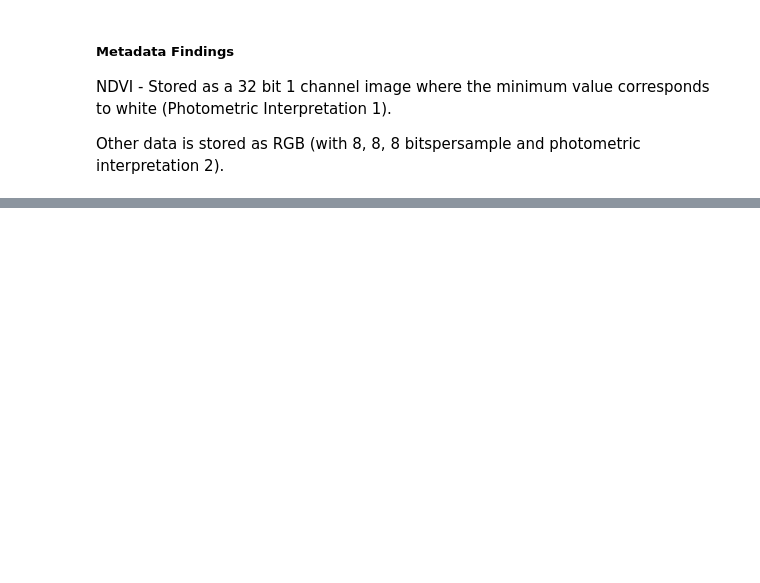
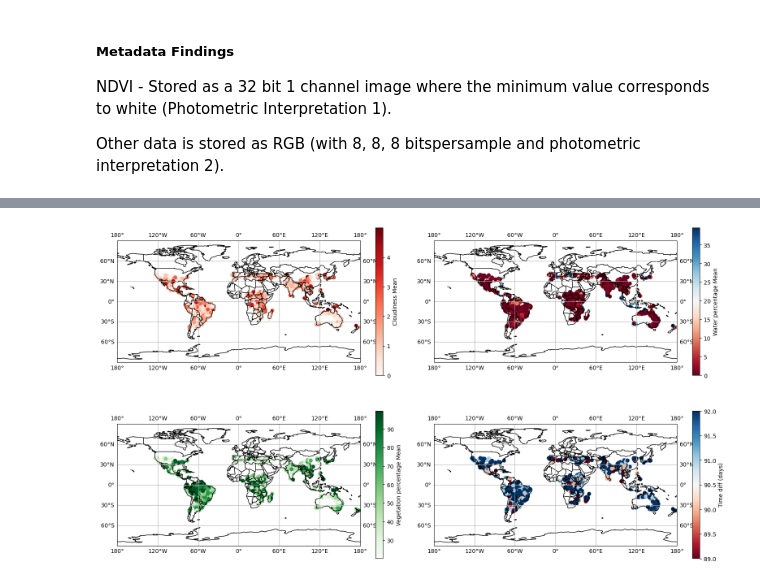
Before and after one commit to PrestonTGarcia/Terrafluence, a Jupyter notebook: Main.ipynb, the cells around one changed output, grey strips where cells are left out. Drawn from its saved outputs; the diff is of its cells as text; code cells hidden in the pictures; blank space fills up the shorter version.

```diff
--- a/Main.ipynb
+++ b/Main.ipynb
@@ -26,6 +29,7 @@ NDVI_path = "NDVI/"
 RGB_path = "RGB/"
 VV_path = "SAR/VV/"
 VH_path = "SAR/VH/"
+csv_path = "DATA.csv"
 file_list = os.listdir(os.path.join(data_folder, NDVI_path))
 file_list
 # %% [output]
@@ -55,6 +59,8 @@ loaded_file
 # %%
-# Load an image for each modality
+# Load an image for each modality as well as csv file
 NDVI_image = Image.open(os.path.join(data_folder, NDVI_path, loaded_file))
 RGB_image = Image.open(os.path.join(data_folder, RGB_path, loaded_file))
 VV_image = Image.open(os.path.join(data_folder, VV_path, loaded_file))
 VH_image = Image.open(os.path.join(data_folder, VH_path, loaded_file))
+df = pd.read_csv(os.path.join(data_folder, csv_path))
+df
@@ -60,0 +81,6 @@ VH_image = Image.open(os.path.join(data_folder, VH_path, loaded_file))
+# %%
+# To make things easier, we're also going to add in the ID for each image.
+df = df.drop(columns="Unnamed: 0")
+df["ID_A"] = pd.Series(df.index).astype(dtype=str) + "A.tif"
+df["ID_B"] = pd.Series(df.index).astype(dtype=str) + "B.tif"
+df
@@ -60,0 +101,4 @@ VH_image = Image.open(os.path.join(data_folder, VH_path, loaded_file))
+# %%
+df["Time diff (days)"] = pd.to_datetime(df["End dates"]) - pd.to_datetime(df["Initial dates"])
+df["Time diff (days)"] = df["Time diff (days)"].dt.days
+df
@@ -150,0 +270,16 @@ plt.show()
+# %%
+fig, axes = plt.subplots(2, 2, figsize=(16, 10), subplot_kw={"projection": ccrs.PlateCarree()})
+color_columns = ["Cloudiness Mean", "Water percentage Mean", "Vegetation percentage Mean", "Time diff (days)"]
+cmaps = ["Reds", "RdBu", "Greens", "RdBu"]
+for i in range(len(color_columns)):
+
+    axes[i // 2, i % 2].set_global()
+    axes[i // 2, i % 2].coastlines()
+    axes[i // 2, i % 2].add_feature(cfeature.BORDERS)
+    axes[i // 2, i % 2].gridlines(draw_labels=True)
+    scatter = axes[i // 2, i % 2].scatter(df["Longitudes"], df["Latitud"], c=df[color_columns[i]], cmap=cmaps[i])
+    cbar = plt.colorbar(scatter, ax=axes[i // 2, i % 2], label=color_columns[i], shrink=0.7)
+
+plt.tight_layout()
+# %% [output]
+[figure, added]
```
Also changed, not shown: parts of 23 cells of this notebook, 1 other file.
